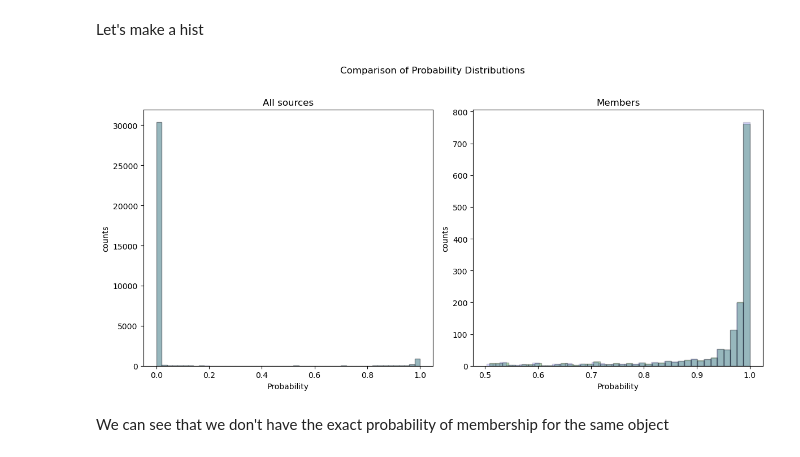
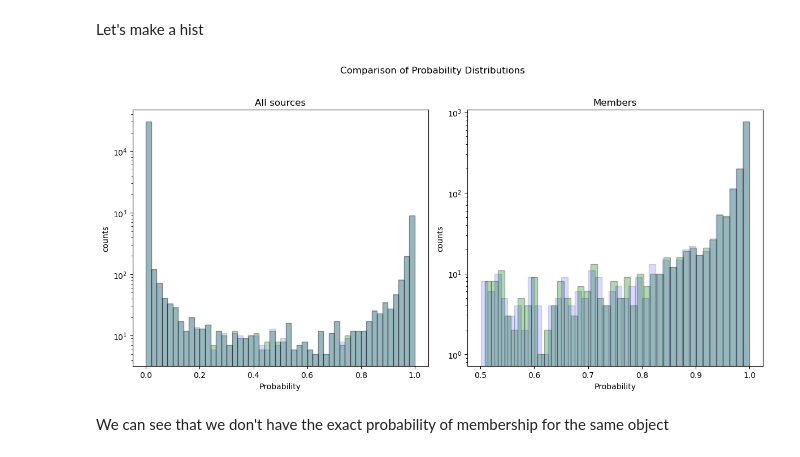
Before and after one commit to marcoboscato/Internship_Tenerife, a Jupyter notebook: Python Scripts/comparison.ipynb, the cells around one changed output. Cells and saved outputs as stored; diff of their text form; code cells hidden in the pictures.

```diff
--- a/Python Scripts/comparison.ipynb
+++ b/Python Scripts/comparison.ipynb
@@ -13,7 +13,7 @@ mt = Table.read(path+'utils/master_table_edr3_final.txt',format='ascii')
 it = np.where((mt['name']=='Sextans'))
 mt = mt[it]
 output = Table.read(path+dataPath+'/out_cat/out_test_Sextans_eDR3.fits', format='fits')
-output0 = Table.read(path+dataPath+'out_test_Sextans_eDR3_Battaglia.fits', format='fits')
+output0 = Table.read(path+dataPath+'/out_test_Sextans_eDR3_Battaglia.fits', format='fits')
 
 output_pd = output.to_pandas()
 output0_pd = output0.to_pandas()
@@ -113,26 +114,28 @@ Let's make a hist
 # %%
 output0_members = output0[output0['P'] >= 0.5]
 output_members = filtered_output[filtered_output['P'] >= 0.5]
 
 fig, (ax1, ax2) = plt.subplots(1, 2, figsize=(12, 6))
 
 ax1.hist(output0['P'], bins=50, density=False, alpha=0.3, color='g', edgecolor='black', label='original output')
 ax1.hist(filtered_output['P'], bins=50, density=False, alpha=0.15, color='blue', edgecolor='black', label='my output')
+ax1.set_yscale('log')
 ax1.set_xlabel('Probability')
 ax1.set_ylabel('counts')
 ax1.set_title('All sources')
 
 ax2.hist(output0_members['P'], bins=40, density=False, alpha=0.3, color='g', edgecolor='black', label='original output')
 ax2.hist(output_members['P'], bins=40, density=False, alpha=0.15, color='blue', edgecolor='black', label='my output')
+ax2.set_yscale('log')
 ax2.set_xlabel('Probability')
 ax2.set_ylabel('counts')
 ax2.set_title('Members')
 
 fig.suptitle('Comparison of Probability Distributions')
 
 plt.tight_layout(rect=[0, 0, 1, 0.96])  # Adjust layout to make room for the main title
 fig.savefig(path+dataPath+'Comparison_plots/sextans_probability_distribution.jpeg', bbox_inches='tight', dpi=150)
 # %% [output]
-[figure, old version]
+[figure, new version]
 # %% [markdown]
 We can see that we don't have the exact probability of membership for the same object
```
Also changed, not shown: parts of 2 cells of this notebook, 23 other files.
